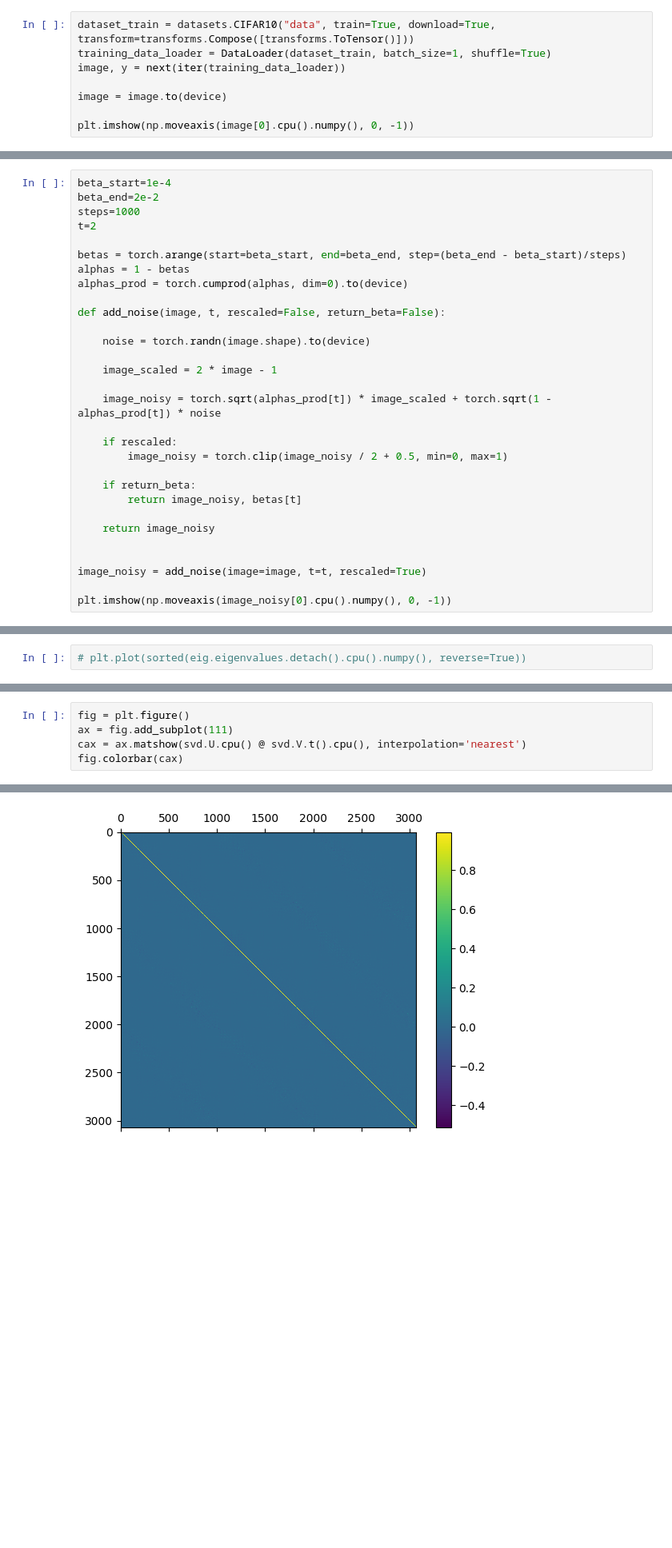
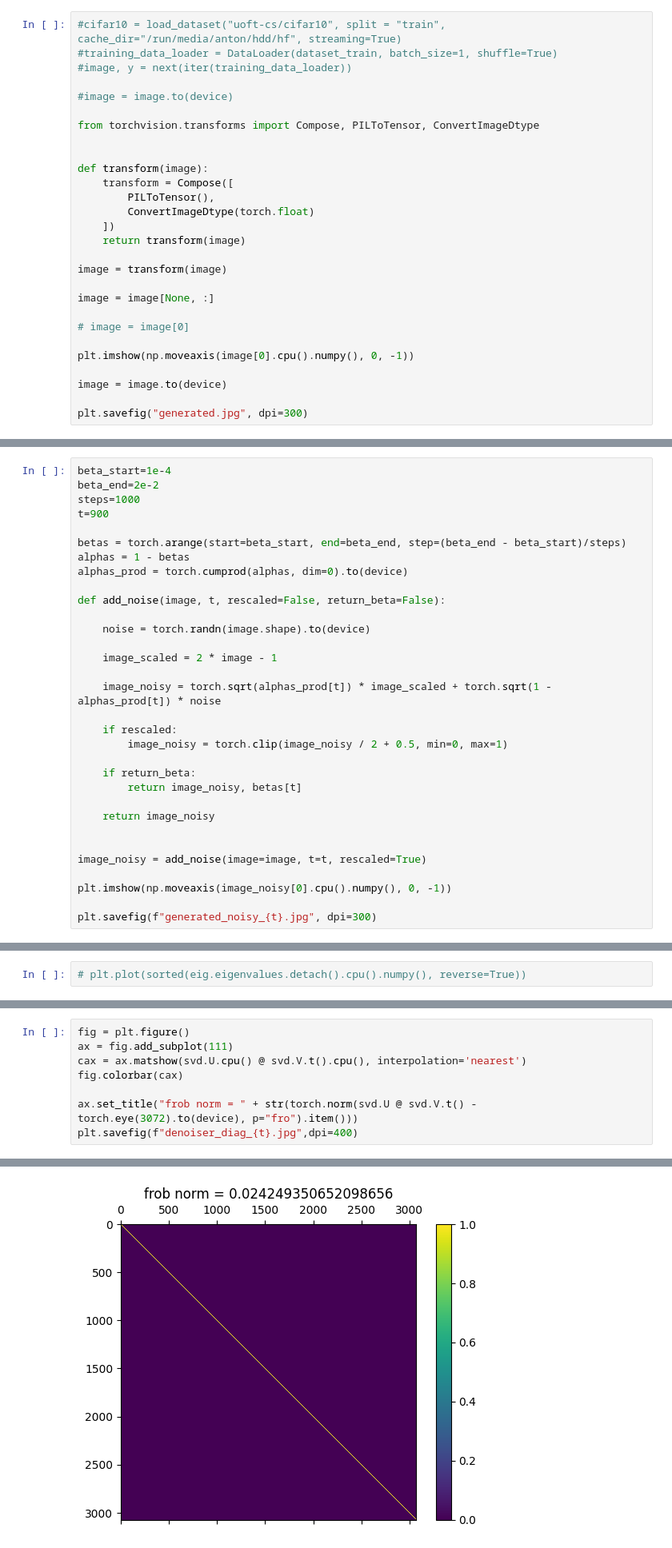
Before and after one commit to sugolov/diffusion, a Jupyter notebook: jacobian_ddpm_cifar10.ipynb, the cells around one changed output, grey strips where cells are left out. Shown at 80% size. Drawn from its saved outputs; the diff is of its cells as text; blank space fills up the shorter version.

Commit message:
training

```diff
--- a/jacobian_ddpm_cifar10.ipynb
+++ b/jacobian_ddpm_cifar10.ipynb
@@ -86,11 +89,31 @@ DDPMScheduler {
 # %% [markdown]
 ## Sample data
 # %%
-dataset_train = datasets.CIFAR10("data", train=True, download=True, transform=transforms.Compose([transforms.ToTensor()]))
-training_data_loader = DataLoader(dataset_train, batch_size=1, shuffle=True)
-image, y = next(iter(training_data_loader))
+#cifar10 = load_dataset("uoft-cs/cifar10", split = "train", cache_dir="/run/media/anton/hdd/hf", streaming=True)
+#training_data_loader = DataLoader(dataset_train, batch_size=1, shuffle=True)
+#image, y = next(iter(training_data_loader))
+
+#image = image.to(device)
+
+from torchvision.transforms import Compose, PILToTensor, ConvertImageDtype
+
+
+def transform(image):
+    transform = Compose([
+        PILToTensor(),
+        ConvertImageDtype(torch.float)
+    ])
+    return transform(image)
+
+image = transform(image)
+
+image = image[None, :]
+
+# image = image[0]
+
+plt.imshow(np.moveaxis(image[0].cpu().numpy(), 0, -1))
 
 image = image.to(device)
 
-plt.imshow(np.moveaxis(image[0].cpu().numpy(), 0, -1))
+plt.savefig("generated.jpg", dpi=300)
 # %% [output]
@@ -101,7 +122,7 @@ Files already downloaded and verified
 beta_start=1e-4
 beta_end=2e-2
 steps=1000
-t=2
+t=900
 
 betas = torch.arange(start=beta_start, end=beta_end, step=(beta_end - beta_start)/steps)
 alphas = 1 - betas
@@ -127,4 +148,6 @@ def add_noise(image, t, rescaled=False, return_beta=False):
 image_noisy = add_noise(image=image, t=t, rescaled=True)
 
 plt.imshow(np.moveaxis(image_noisy[0].cpu().numpy(), 0, -1))
+
+plt.savefig(f"generated_noisy_{t}.jpg", dpi=300)
 # %% [output]
@@ -219,4 +247,7 @@ fig = plt.figure()
 ax = fig.add_subplot(111)
 cax = ax.matshow(svd.U.cpu() @ svd.V.t().cpu(), interpolation='nearest')
 fig.colorbar(cax)
+
+ax.set_title("frob norm = " + str(torch.norm(svd.U @ svd.V.t() - torch.eye(3072).to(device), p="fro").item()))
+plt.savefig(f"denoiser_diag_{t}.jpg",dpi=400)
 # %% [output]
@@ -224,4 +254,4 @@ fig.colorbar(cax)
-[figure, old version]
+[figure, new version]
 # %%
 torch.norm(svd.U @ svd.V.t() - torch.eye(3072).to(device), p="fro")
 # %% [output]
```
Also changed, not shown: parts of 25 cells of this notebook, 9 other files.
